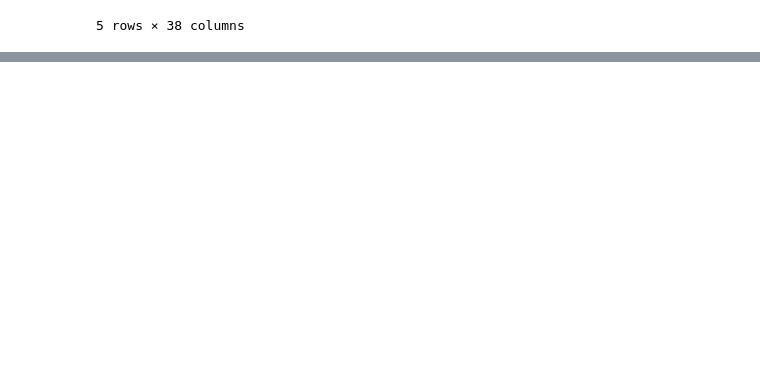
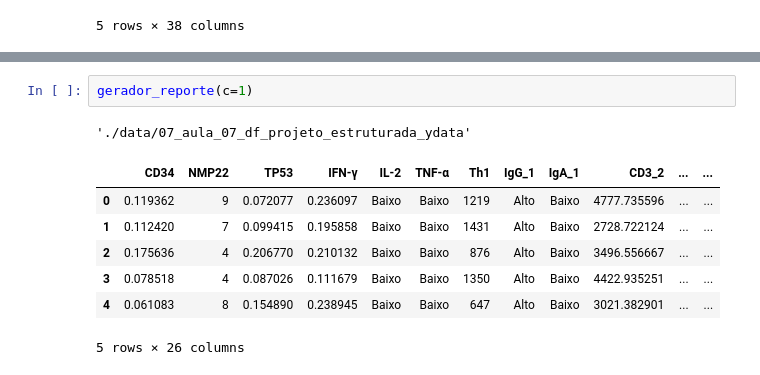
Before and after one commit to Laboratorio-de-Analise-de-Dados/disciplina_python_ml, a Jupyter notebook: dev/script/aulas_teoricas/ydata-profiling.ipynb, the cells around one changed output, grey strips where cells are left out. Drawn from its saved outputs; the diff is of its cells as text; blank space fills up the shorter version.

Commit message:
Tabela padrão estruturada

```diff
--- a/dev/script/aulas_teoricas/ydata-profiling.ipynb
+++ b/dev/script/aulas_teoricas/ydata-profiling.ipynb
@@ -117,0 +137,11 @@ gerador_reporte(c=0)
+# %%
+gerador_reporte(c=1)
+# %% [output]
+'./data/07_aula_07_df_projeto_estruturada_ydata'
+|  | CD34 | NMP22 | TP53 | IFN-γ | IL-2 | TNF-α | Th1 | IgG_1 | IgA_1 | CD3_2 | ... | ... |
+| 0 | 0.119362 | 9 | 0.072077 | 0.236097 | Baixo | Baixo | 1219 | Alto | Baixo | 4777.735596 | ... | ... |
+| 1 | 0.112420 | 7 | 0.099415 | 0.195858 | Baixo | Baixo | 1431 | Alto | Baixo | 2728.722124 | ... | ... |
+| 2 | 0.175636 | 4 | 0.206770 | 0.210132 | Baixo | Baixo | 876 | Alto | Baixo | 3496.556667 | ... | ... |
+| 3 | 0.078518 | 4 | 0.087026 | 0.111679 | Baixo | Baixo | 1350 | Alto | Baixo | 4422.935251 | ... | ... |
+| 4 | 0.061083 | 8 | 0.154890 | 0.238945 | Baixo | Baixo | 647 | Alto | Baixo | 3021.382901 | ... | ... |
+5 rows × 26 columns
```
Also changed, not shown: parts of 5 cells of this notebook, 7 other files.
